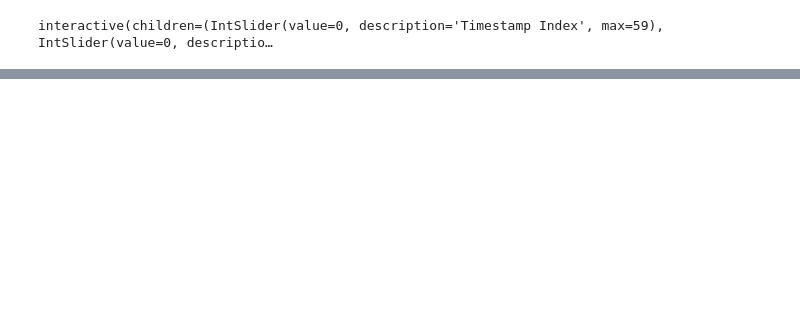
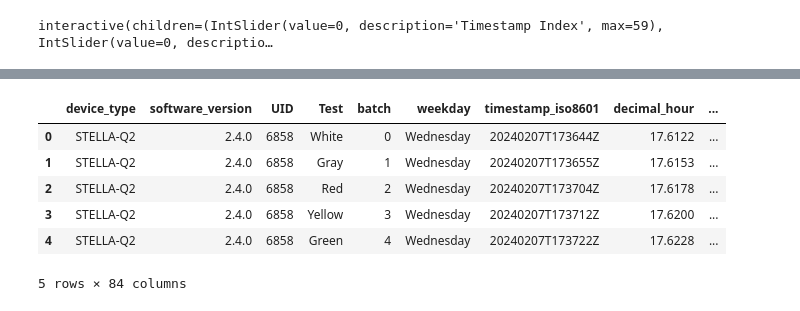
Before and after one commit to Philliec459/Science-and-Technology-Society-Use-of-NASA-STELLA-Q2-Spectrometer, a Jupyter notebook: STELLA_brief.ipynb, the cells around one changed output, grey strips where cells are left out. Cells and saved outputs as stored; diff of their text form; code cells hidden in the pictures; blank space fills up the shorter version.

```diff
--- a/STELLA_brief.ipynb
+++ b/STELLA_brief.ipynb
@@ -261,0 +298,17 @@ interactive(children=(IntSlider(value=0, description='Timestamp Index', max=59),
+# %%
+#read the file
+#file = r'data_test2.xlsx'
+#file = r'data_true_colors.xlsx'
+file = r'data_true_colors2.xlsx'
+#file = r'data_front_yard_grass_brick.xlsx'
+#file = r'data_grass_backyard_3PM_shore_at_end.xlsx'
+df2 = pd.read_excel(file,index_col=False)
+df2.head()
+# %% [output]
+|  | device_type | software_version | UID | Test | batch | weekday | timestamp_iso8601 | decimal_hour | ... |
+| 0 | STELLA-Q2 | 2.4.0 | 6858 | White | 0 | Wednesday | 20240207T173644Z | 17.6122 | ... |
+| 1 | STELLA-Q2 | 2.4.0 | 6858 | Gray | 1 | Wednesday | 20240207T173655Z | 17.6153 | ... |
+| 2 | STELLA-Q2 | 2.4.0 | 6858 | Red | 2 | Wednesday | 20240207T173704Z | 17.6178 | ... |
+| 3 | STELLA-Q2 | 2.4.0 | 6858 | Yellow | 3 | Wednesday | 20240207T173712Z | 17.6200 | ... |
+| 4 | STELLA-Q2 | 2.4.0 | 6858 | Green | 4 | Wednesday | 20240207T173722Z | 17.6228 | ... |
+5 rows × 84 columns
```
Also changed, not shown: parts of 21 cells of this notebook, 2 other files.
